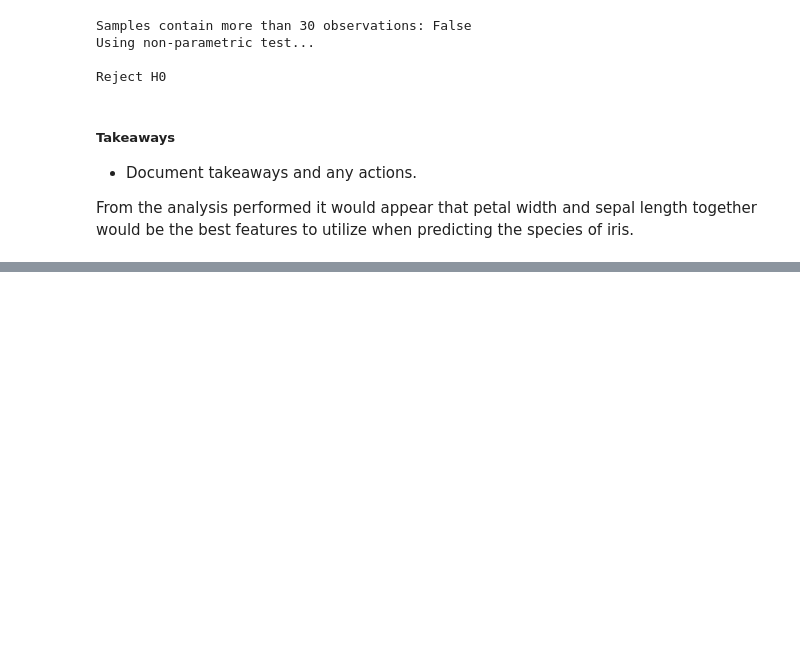
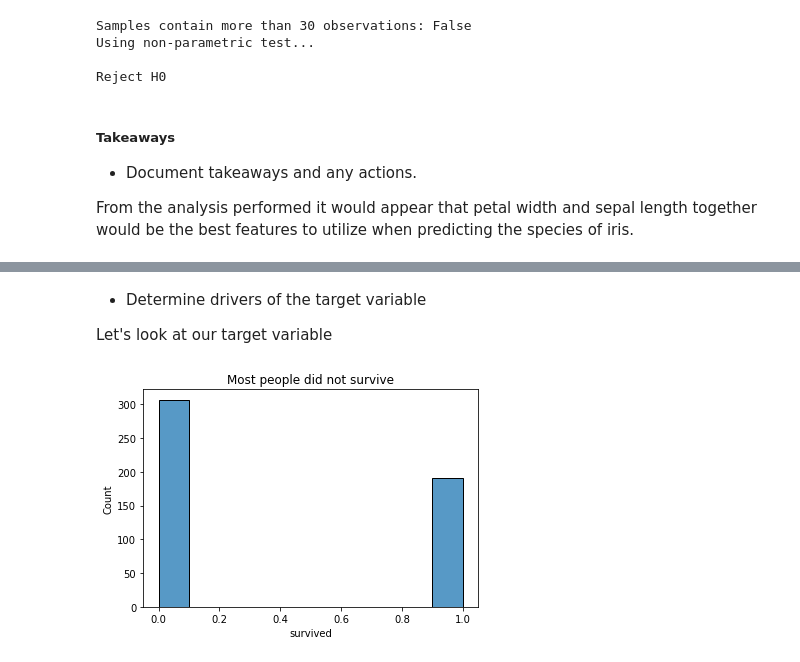
Before and after one commit to alegarcia-dev/classification-exercises, a Jupyter notebook: classification_exercises.ipynb, the cells around one changed output, grey strips where cells are left out. Saved outputs shown, nothing was run; the diff lists cells and outputs as text; code cells hidden in the pictures; blank space fills up the shorter version.

```diff
--- a/classification_exercises.ipynb
+++ b/classification_exercises.ipynb
@@ -1253,0 +1191,5 @@ fig.tight_layout();
+# %%
+titanic = get_titanic_data()
+titanic = prep_titanic_data(titanic)
+train, validate, test = split_data(titanic, 'survived')
+train.shape, validate.shape, test.shape
@@ -1253,0 +1219,9 @@ fig.tight_layout();
+# %% [markdown]
+- Determine drivers of the target variable
+
+Let's look at our target variable
+# %%
+sns.histplot(train.survived)
+plt.title('Most people did not survive');
+# %% [output]
+[figure, added]
```
Also changed, not shown: parts of 14 cells of this notebook, 1 other file.
